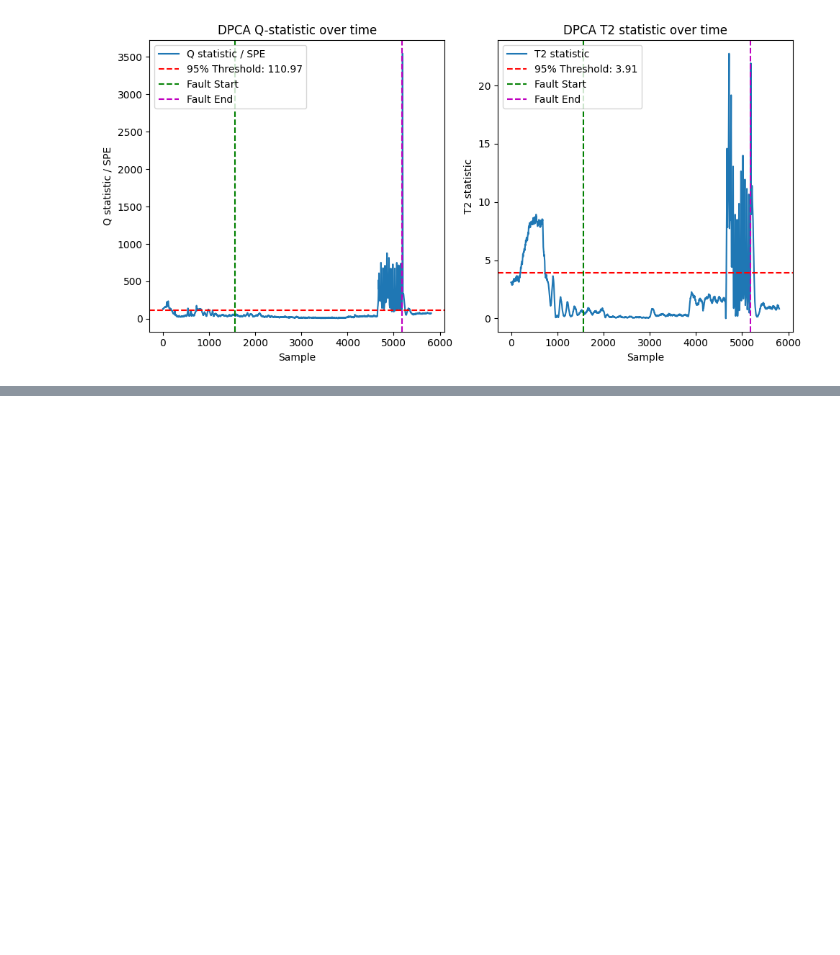
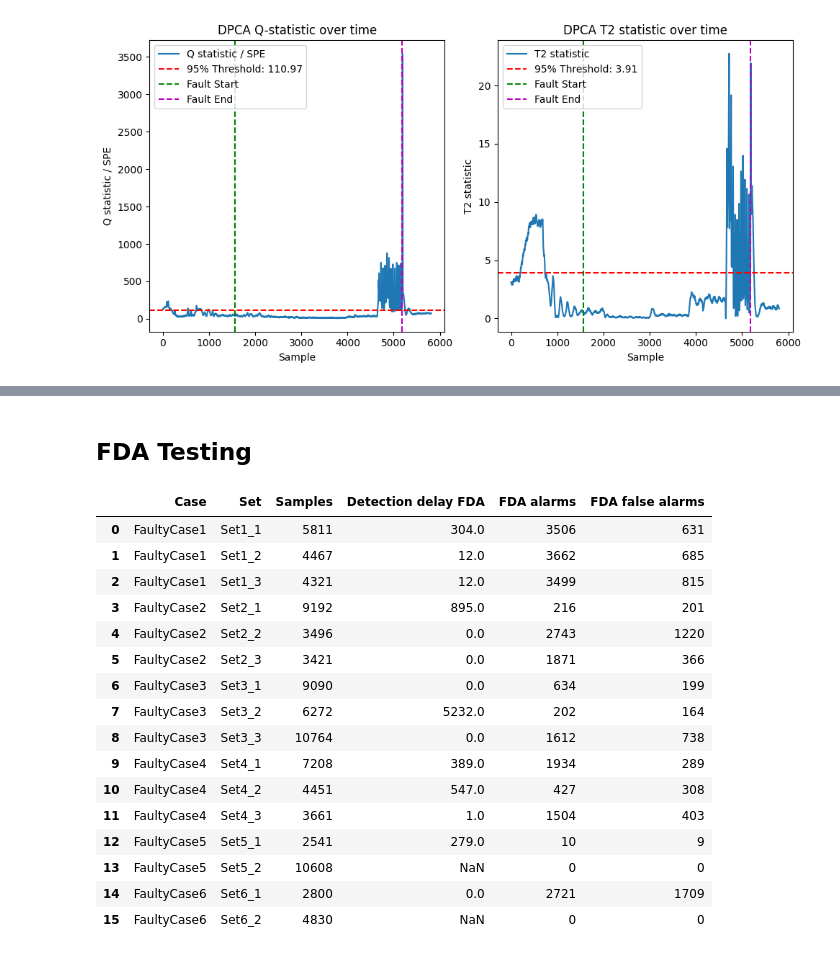
Before and after one commit to PeterAndersen-sdu/Fault-detection-project, a Jupyter notebook: main.ipynb, the cells around one changed output, grey strips where cells are left out. Saved outputs shown, nothing was run; the diff lists cells and outputs as text; code cells hidden in the pictures; blank space fills up the shorter version.

```diff
--- a/main.ipynb
+++ b/main.ipynb
@@ -615,3 +706,58 @@ DPCA Results:
 | 13 | FaultyCase5 | Set5_2 | 10608 | 9 | 78 | 1240 | 1383 | ... |
 | 14 | FaultyCase6 | Set6_1 | 2800 | 264 | 316 | 192 | 300 | ... |
 | 15 | FaultyCase6 | Set6_2 | 4830 | 450 | 563 | 403 | 540 | ... |
+# %% [markdown]
+## FDA Testing
+# %%
+fda_results = []
+
+for case_name, case_sets in zip(se_windows.keys(), fc_sets):
+    for set_name, fault_window in se_windows[case_name].items():
+        dataset = case_sets[set_name]
+
+        pred, distances, d_healthy, d_fault, margin = fda_model.predict(dataset)
+
+        fault_start = fault_window[0]
+        fault_end = fault_window[1]
+
+        y_true = np.zeros(len(pred), dtype=int)
+        y_true[fault_start:fault_end + 1] = 1
+
+        alarm_indices = np.where(pred == 1)[0]
+        detection_delay = (
+            alarm_indices[alarm_indices >= fault_start][0] - fault_start
+            if len(alarm_indices[alarm_indices >= fault_start]) > 0
+            else np.nan
+        )
+
+        false_alarms = np.sum((pred == 1) & ((np.arange(len(pred)) < fault_start) | (np.arange(len(pred)) > fault_end)))
+
+        fda_results.append({
+            "Case": case_name,
+            "Set": set_name,
+            "Samples": len(pred),
+            "Detection delay FDA": detection_delay,
+            "FDA alarms": int(np.sum(pred == 1)),
+            "FDA false alarms": int(false_alarms),
+        })
+
+fda_results_df = pd.DataFrame(fda_results)
+fda_results_df
+# %% [output]
+|  | Case | Set | Samples | Detection delay FDA | FDA alarms | FDA false alarms |
+| 0 | FaultyCase1 | Set1_1 | 5811 | 304.0 | 3506 | 631 |
+| 1 | FaultyCase1 | Set1_2 | 4467 | 12.0 | 3662 | 685 |
+| 2 | FaultyCase1 | Set1_3 | 4321 | 12.0 | 3499 | 815 |
+| 3 | FaultyCase2 | Set2_1 | 9192 | 895.0 | 216 | 201 |
+| 4 | FaultyCase2 | Set2_2 | 3496 | 0.0 | 2743 | 1220 |
+| 5 | FaultyCase2 | Set2_3 | 3421 | 0.0 | 1871 | 366 |
+| 6 | FaultyCase3 | Set3_1 | 9090 | 0.0 | 634 | 199 |
+| 7 | FaultyCase3 | Set3_2 | 6272 | 5232.0 | 202 | 164 |
+| 8 | FaultyCase3 | Set3_3 | 10764 | 0.0 | 1612 | 738 |
+| 9 | FaultyCase4 | Set4_1 | 7208 | 389.0 | 1934 | 289 |
+| 10 | FaultyCase4 | Set4_2 | 4451 | 547.0 | 427 | 308 |
+| 11 | FaultyCase4 | Set4_3 | 3661 | 1.0 | 1504 | 403 |
+| 12 | FaultyCase5 | Set5_1 | 2541 | 279.0 | 10 | 9 |
+| 13 | FaultyCase5 | Set5_2 | 10608 | NaN | 0 | 0 |
+| 14 | FaultyCase6 | Set6_1 | 2800 | 0.0 | 2721 | 1709 |
+| 15 | FaultyCase6 | Set6_2 | 4830 | NaN | 0 | 0 |
```
Also changed, not shown: parts of 4 cells of this notebook, 4 other files.
